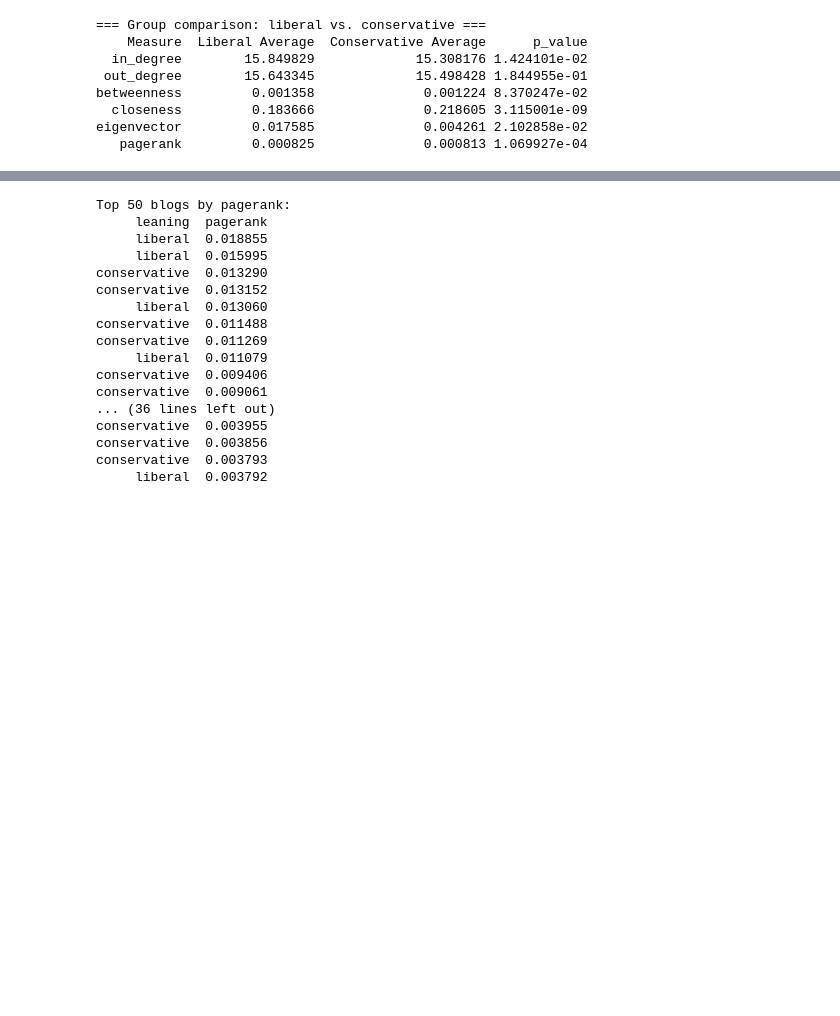
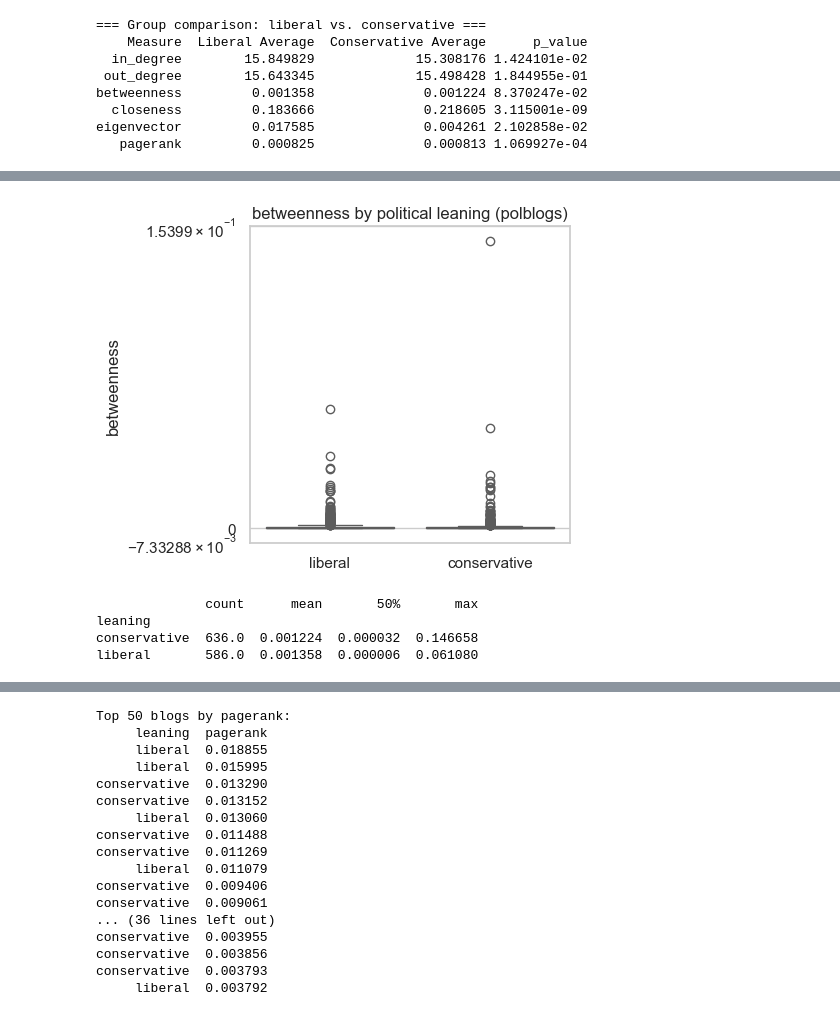
Before and after one commit to audiorunner13/Masters-Coursework, a Jupyter notebook: Data620 Fall 2026/Week 5/Project 1/Data 620 Week 5 Assignment - Project 1.ipynb, the cells around one changed output, grey strips where cells are left out. Drawn from its saved outputs; the diff is of its cells as text; code cells hidden in the pictures; blank space fills up the shorter version.

```diff
--- a/Data620 Fall 2026/Week 5/Project 1/Data 620 Week 5 Assignment - Project 1.ipynb
+++ b/Data620 Fall 2026/Week 5/Project 1/Data 620 Week 5 Assignment - Project 1.ipynb
@@ -191,0 +248,8 @@ fig.tight_layout()
+# %%
+boxplot_measure(df, "betweenness")
+# %% [output]
+[figure, added]
+              count      mean       50%       max
+leaning
+conservative  636.0  0.001224  0.000032  0.146658
+liberal       586.0  0.001358  0.000006  0.061080
```
Also changed, not shown: parts of 27 cells of this notebook, 5 other files.
